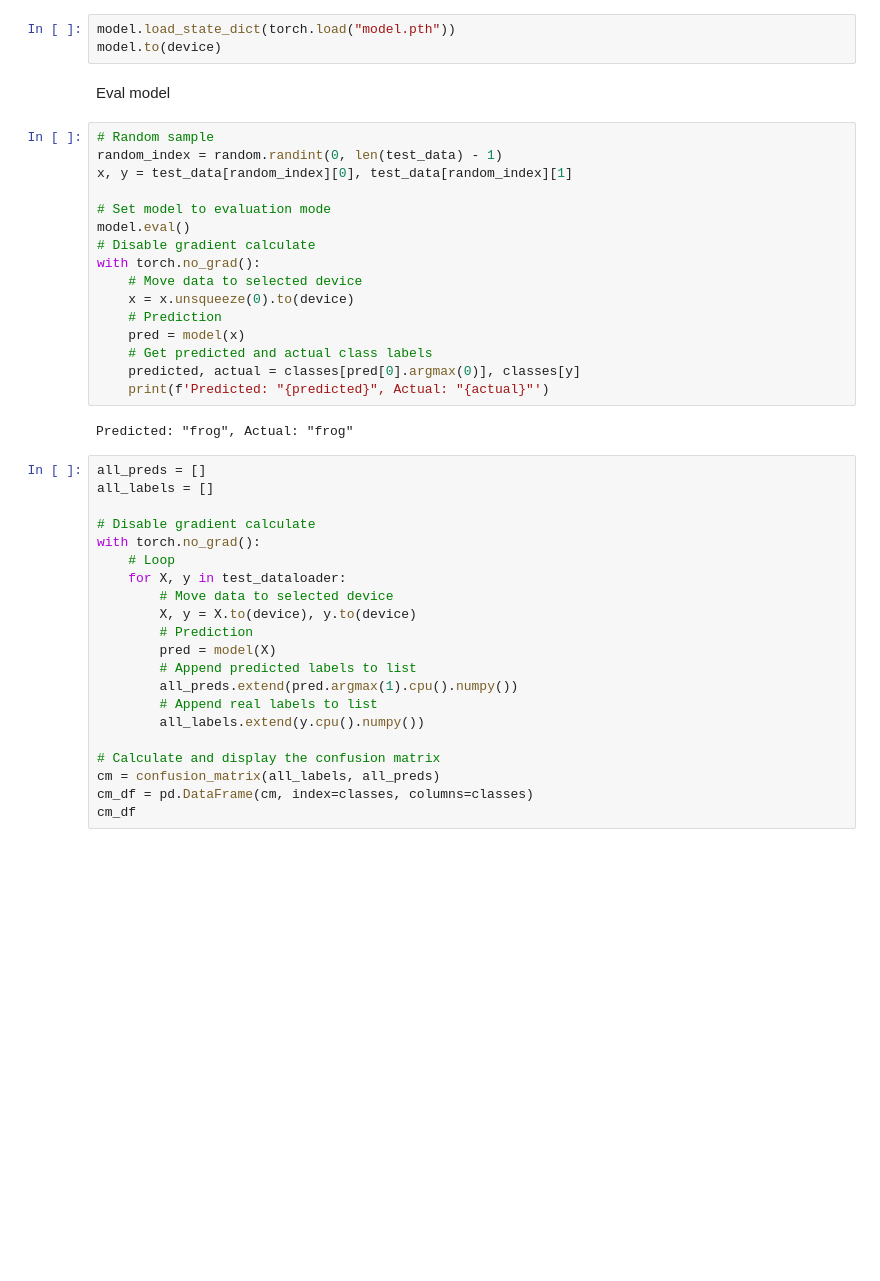
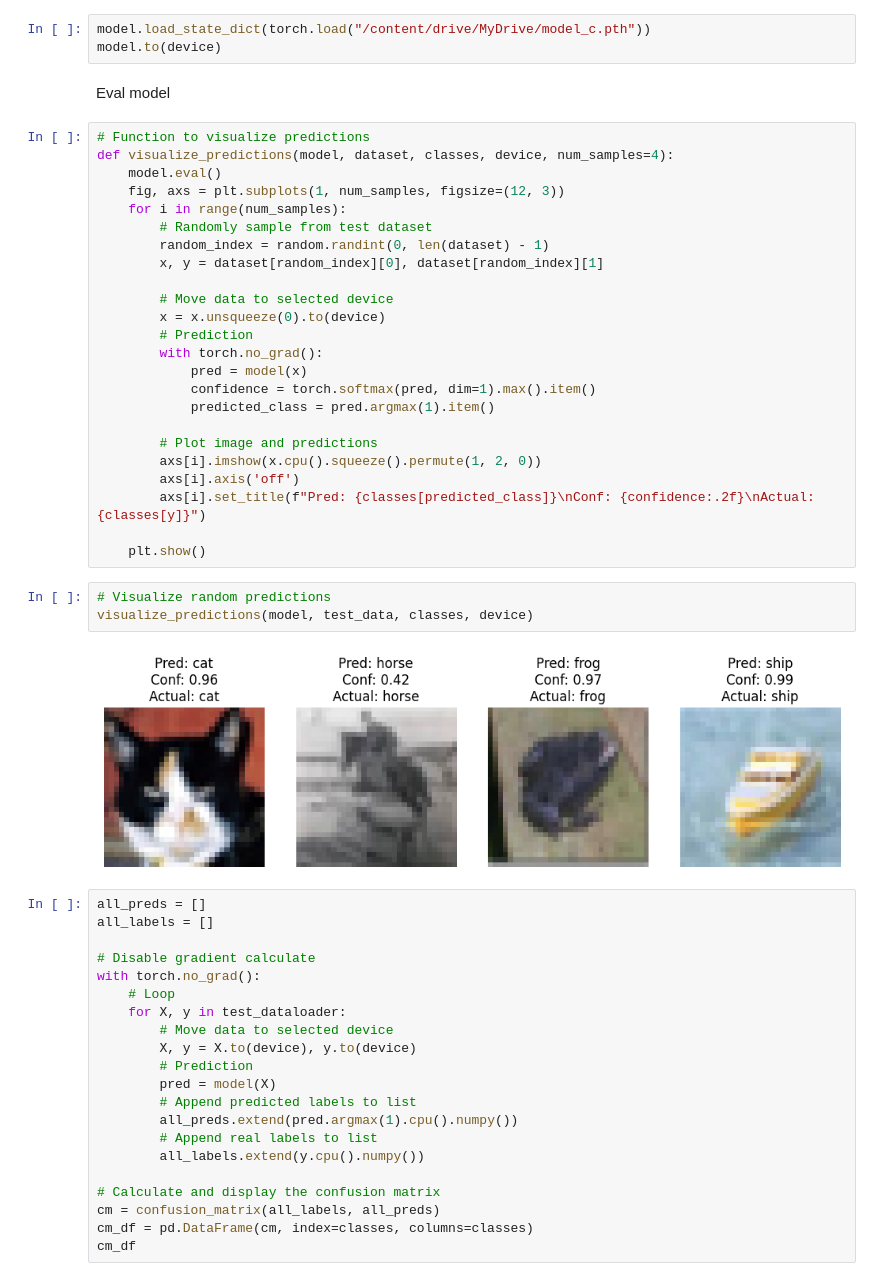
Before and after one commit to igor531205/applied_machine_learning_tasks, a Jupyter notebook: hw6_torch_quickstart.ipynb, the cells around one changed output. Saved outputs shown, nothing was run; the diff lists cells and outputs as text; blank space fills up the shorter version.

```diff
--- a/hw6_torch_quickstart.ipynb
+++ b/hw6_torch_quickstart.ipynb
@@ -227,28 +228,39 @@ Saved PyTorch Model State to model.pth
 # %% [markdown]
 Loading Model
 # %%
-model.load_state_dict(torch.load("model.pth"))
+model.load_state_dict(torch.load("/content/drive/MyDrive/model_c.pth"))
 model.to(device)
 # %% [markdown]
 Eval model
-# %%
-# Random sample
-random_index = random.randint(0, len(test_data) - 1)
-x, y = test_data[random_index][0], test_data[random_index][1]
-
-# Set model to evaluation mode
-model.eval()
-# Disable gradient calculate
-with torch.no_grad():
-    # Move data to selected device
-    x = x.unsqueeze(0).to(device)
-    # Prediction
-    pred = model(x)
-    # Get predicted and actual class labels
-    predicted, actual = classes[pred[0].argmax(0)], classes[y]
-    print(f'Predicted: "{predicted}", Actual: "{actual}"')
-# %% [output]
-Predicted: "frog", Actual: "frog"
+# %%
+# Function to visualize predictions
+def visualize_predictions(model, dataset, classes, device, num_samples=4):
+    model.eval()
+    fig, axs = plt.subplots(1, num_samples, figsize=(12, 3))
+    for i in range(num_samples):
+        # Randomly sample from test dataset
+        random_index = random.randint(0, len(dataset) - 1)
+        x, y = dataset[random_index][0], dataset[random_index][1]
+
+        # Move data to selected device
+        x = x.unsqueeze(0).to(device)
+        # Prediction
+        with torch.no_grad():
+            pred = model(x)
+            confidence = torch.softmax(pred, dim=1).max().item()
+            predicted_class = pred.argmax(1).item()
+
+        # Plot image and predictions
+        axs[i].imshow(x.cpu().squeeze().permute(1, 2, 0))
+        axs[i].axis('off')
+        axs[i].set_title(f"Pred: {classes[predicted_class]}\nConf: {confidence:.2f}\nActual: {classes[y]}")
+
+    plt.show()
+# %%
+# Visualize random predictions
+visualize_predictions(model, test_data, classes, device)
+# %% [output]
+[figure, added]
 # %%
 all_preds = []
 all_labels = []
```
Also changed, not shown: parts of 9 cells of this notebook.
